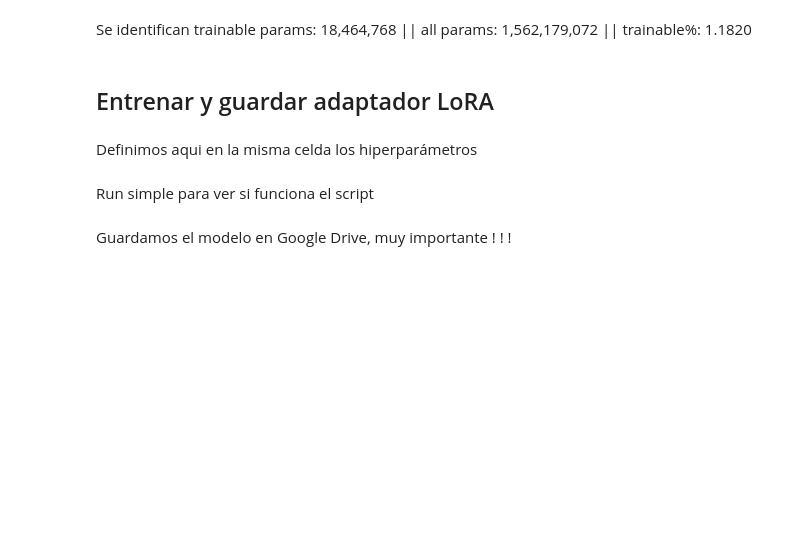
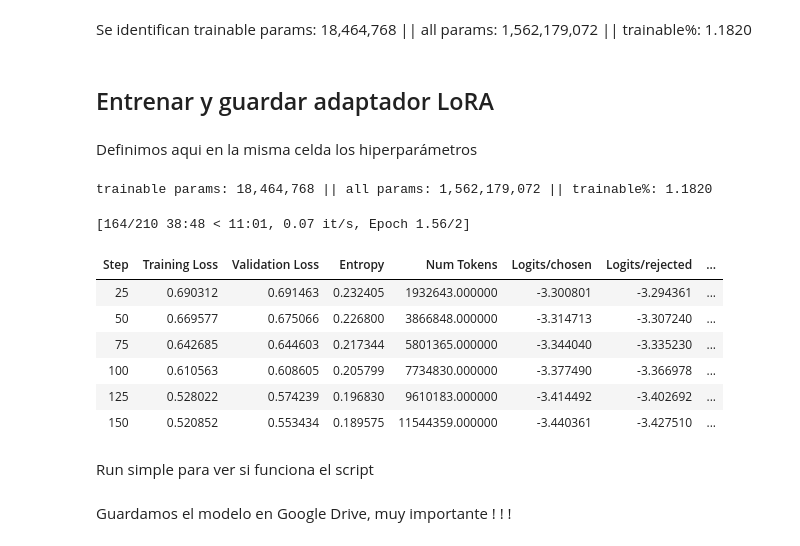
Before and after one commit to gaboaurora/desafio, a Jupyter notebook: colab/DPO_GenAI.ipynb, the cells around one changed output. Cells and saved outputs as stored; diff of their text form; code cells hidden in the pictures; blank space fills up the shorter version.

```diff
--- a/colab/DPO_GenAI.ipynb
+++ b/colab/DPO_GenAI.ipynb
@@ -294,7 +295,7 @@ Definimos aqui en la misma celda los hiperparámetros
 # %%
 batch_size = 2 if VRAM_GB >= 40 else 1
 grad_accum = 8 if VRAM_GB >= 40 else 16
-use_ckpt = True
+use_ckpt = False
 
 training_args = DPOConfig(
     output_dir=OUT_DIR,
@@ -306,34 +307,43 @@ training_args = DPOConfig(
     learning_rate=5e-6,
     lr_scheduler_type="cosine",
     warmup_steps=15,
     weight_decay=0.01,
     max_grad_norm=1.0,
     max_length=MAX_LEN,
-    max_prompt_length=MAX_PROMPT_LEN,
     gradient_checkpointing=use_ckpt,
     gradient_checkpointing_kwargs={"use_reentrant": False} if use_ckpt else None,
     bf16=USE_BF16,
     fp16=not USE_BF16,
     logging_steps=5,
     eval_strategy="steps",
     eval_steps=25,
     save_strategy="epoch",
     save_total_limit=3,
     report_to="none",
     seed=SEED,
 )
 
 trainer = DPOTrainer(
     model=model,
     ref_model=None,
     args=training_args,
     train_dataset=train_ds,
     eval_dataset=val_ds,
     processing_class=tokenizer,
     peft_config=lora_config,
 )
 trainer.model.print_trainable_parameters()
 train_result = trainer.train()
+# %% [output]
+trainable params: 18,464,768 || all params: 1,562,179,072 || trainable%: 1.1820
+[164/210 38:48 < 11:01, 0.07 it/s, Epoch 1.56/2]
+| Step | Training Loss | Validation Loss | Entropy | Num Tokens | Logits/chosen | Logits/rejected | ... |
+| 25 | 0.690312 | 0.691463 | 0.232405 | 1932643.000000 | -3.300801 | -3.294361 | ... |
+| 50 | 0.669577 | 0.675066 | 0.226800 | 3866848.000000 | -3.314713 | -3.307240 | ... |
+| 75 | 0.642685 | 0.644603 | 0.217344 | 5801365.000000 | -3.344040 | -3.335230 | ... |
+| 100 | 0.610563 | 0.608605 | 0.205799 | 7734830.000000 | -3.377490 | -3.366978 | ... |
+| 125 | 0.528022 | 0.574239 | 0.196830 | 9610183.000000 | -3.414492 | -3.402692 | ... |
+| 150 | 0.520852 | 0.553434 | 0.189575 | 11544359.000000 | -3.440361 | -3.427510 | ... |
 # %% [markdown]
 Run simple para ver si funciona el script
 # %%
```
Also changed, not shown: parts of 15 cells of this notebook, 1 other file.
